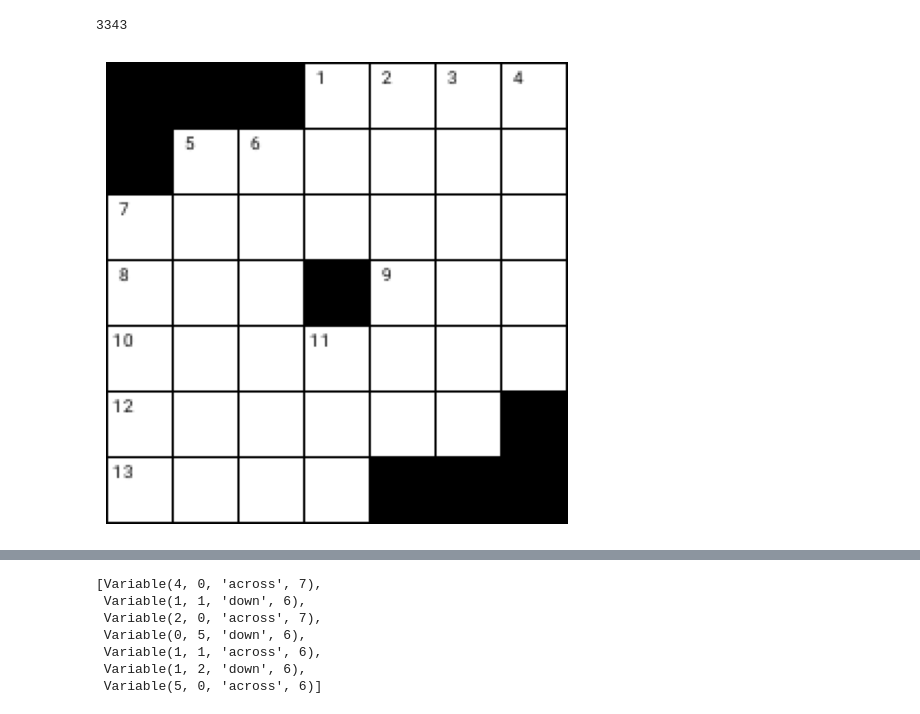
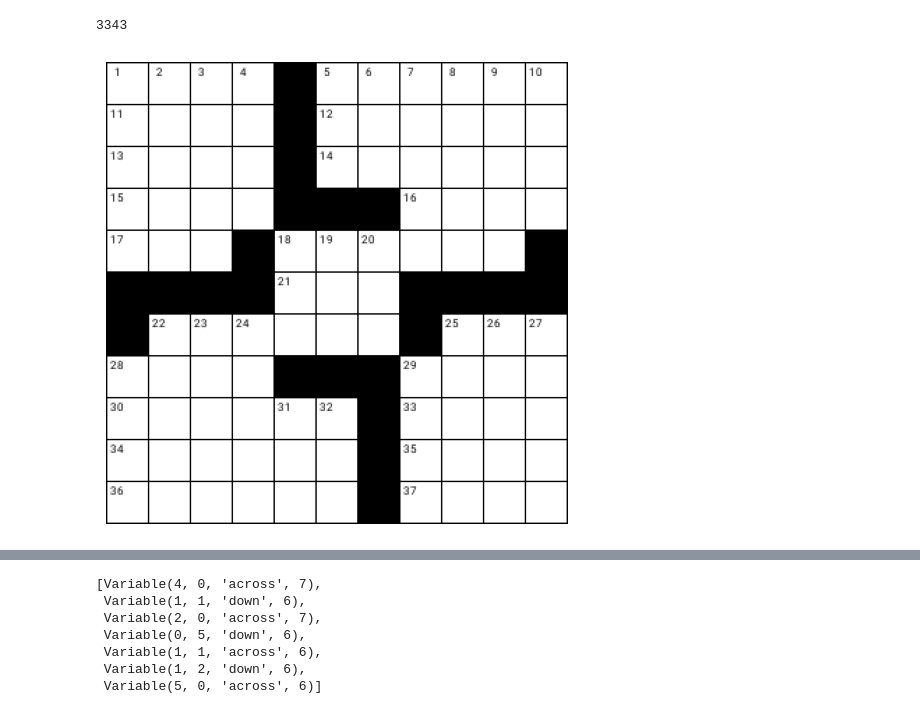
Before and after one commit to prajeshshrestha/Crossword-Generator, a Jupyter notebook: Crossword_Generator_Backtracking_V2.ipynb, the cells around one changed output, grey strips where cells are left out. Saved outputs shown, nothing was run; the diff lists cells and outputs as text; code cells hidden in the pictures.

```diff
--- a/Crossword_Generator_Backtracking_V2.ipynb
+++ b/Crossword_Generator_Backtracking_V2.ipynb
@@ -819,25 +837,25 @@ len(creator.states)
 # %%
 from grid_generator_latest import generate_grid
 
-json_data, symmetry = generate_grid(grid_size = 7, b_factor = 5, display_grid = True)
+json_data, symmetry = generate_grid(grid_size = 11, b_factor = 5, display_grid = True)
 
 rows = json_data['size']['rows']
 cols = json_data['size']['cols']
 grid = json_data['grid']
 reshaped_grid = [grid[i:i + rows] for i in range(0, len(grid), rows)]
 
 grid = []
 for i in reshaped_grid:
     row = []
     for j in i:
         if j == '.':
             row.append('')
         else:
             row.append('A')
     grid.append(row)
 # pprint(grid)
 # %% [output]
-[figure, old version]
+[figure, new version]
 # %%
 start_t = time.time()
 crossword = Crossword(grid, config['word_list'])
```
Also changed, not shown: parts of 5 cells of this notebook.
